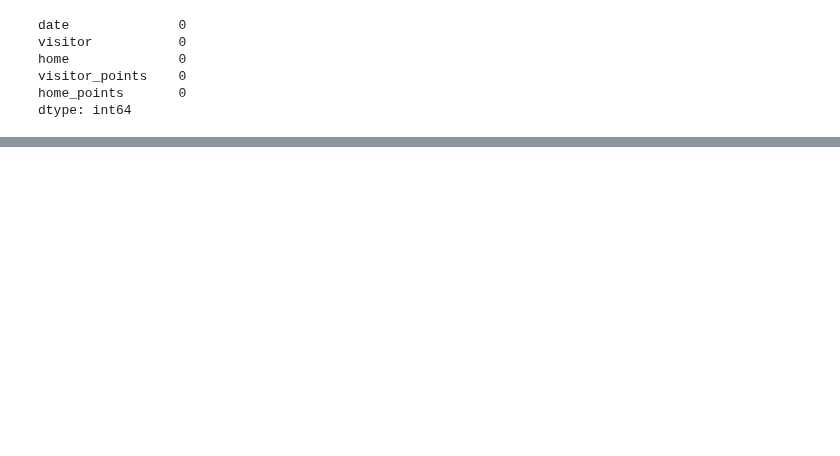
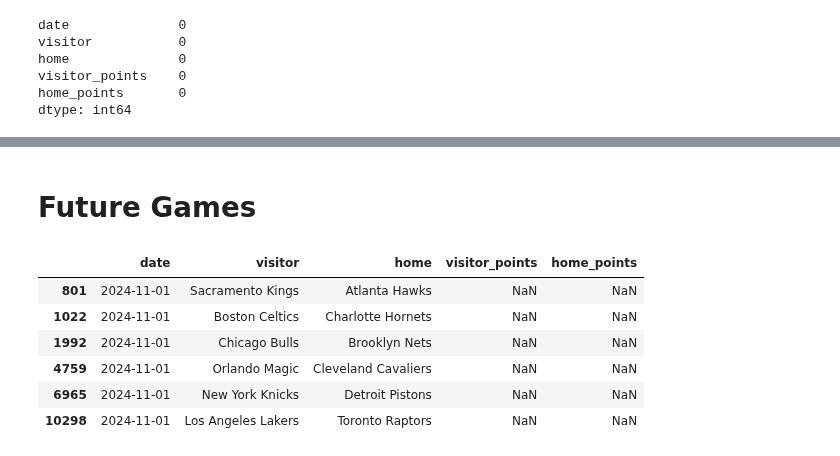
Before and after one commit to VincentGordon-Data-Analyst/nba-api, a Jupyter notebook: nba-analysis.ipynb, the cells around one changed output, grey strips where cells are left out. Drawn from its saved outputs; the diff is of its cells as text; code cells hidden in the pictures; blank space fills up the shorter version.

```diff
--- a/nba-analysis.ipynb
+++ b/nba-analysis.ipynb
@@ -218,0 +197,19 @@ Percentage of games with total scores between 213.5 and 221.5: 11.76%
+# %% [markdown]
+# Future Games
+# %%
+# Get the current date
+current_date = dt.date.today()
+current_date_string = current_date.strftime("%Y-%m-%d")
+
+# Find games that havent happened yet
+future_games = scores_df[(scores_df['date'] == current_date_string) & (pd.isna(scores_df['visitor_points']))]
+future_games = future_games.sort_values(by='date')
+future_games
+# %% [output]
+|  | date | visitor | home | visitor_points | home_points |
+| 801 | 2024-11-01 | Sacramento Kings | Atlanta Hawks | NaN | NaN |
+| 1022 | 2024-11-01 | Boston Celtics | Charlotte Hornets | NaN | NaN |
+| 1992 | 2024-11-01 | Chicago Bulls | Brooklyn Nets | NaN | NaN |
+| 4759 | 2024-11-01 | Orlando Magic | Cleveland Cavaliers | NaN | NaN |
+| 6965 | 2024-11-01 | New York Knicks | Detroit Pistons | NaN | NaN |
+| 10298 | 2024-11-01 | Los Angeles Lakers | Toronto Raptors | NaN | NaN |
```
Also changed, not shown: parts of 7 cells of this notebook, 6 other files.
